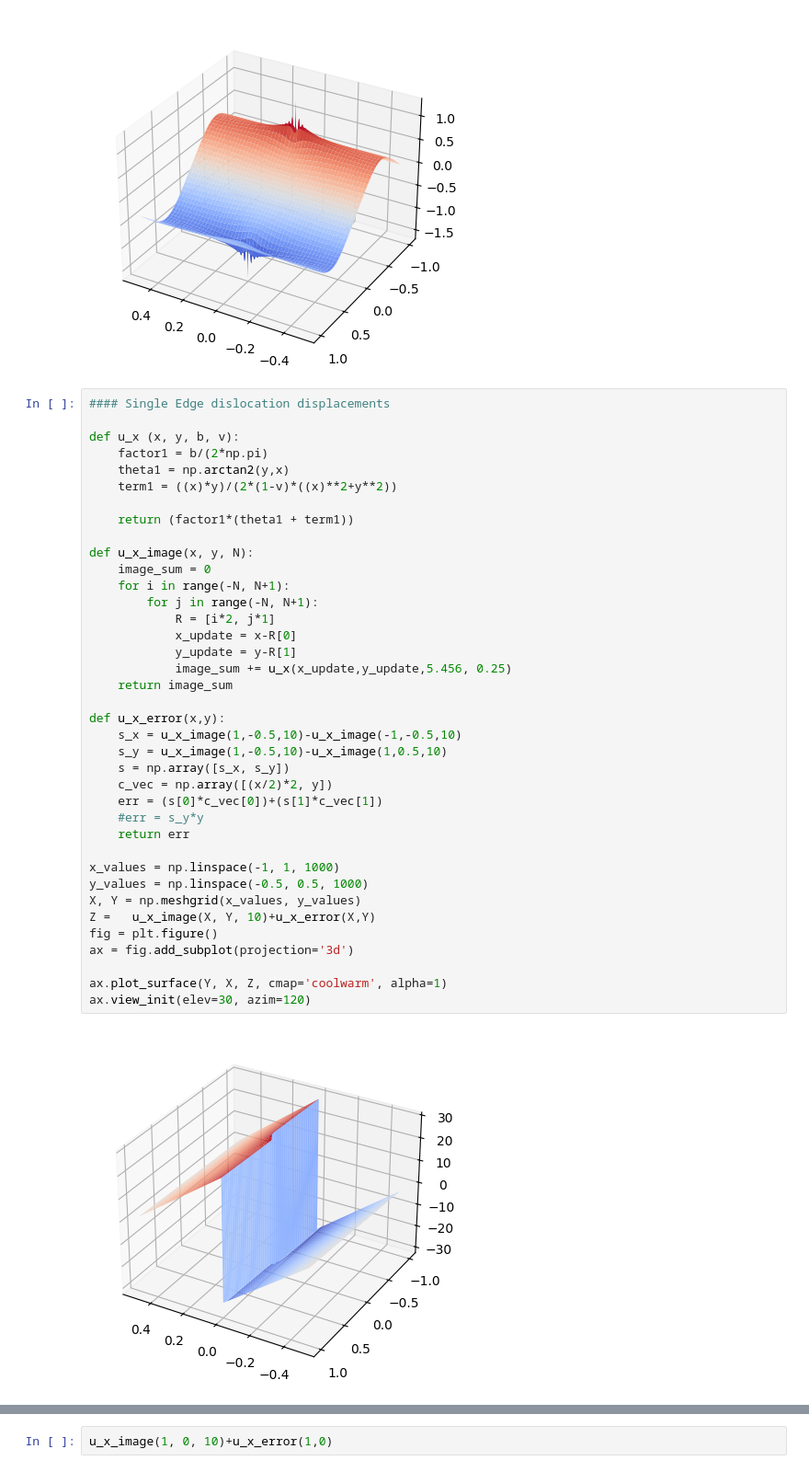
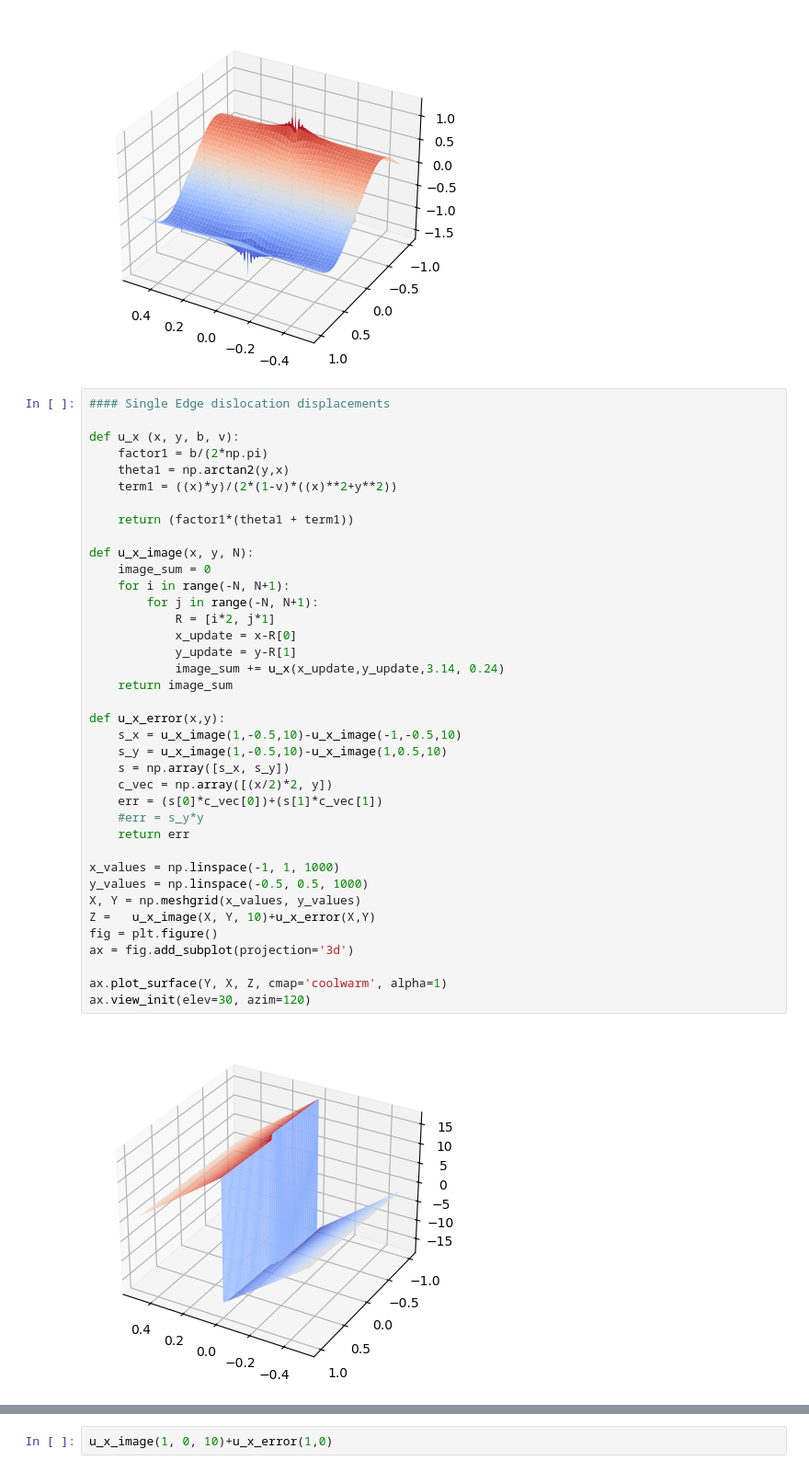
Before and after one commit to imanderson588/DislocationGenerator, a Jupyter notebook: dipoleField.ipynb, the cells around one changed output, grey strips where cells are left out. Shown at 92% size. Drawn from its saved outputs; the diff is of its cells as text.

```diff
--- a/dipoleField.ipynb
+++ b/dipoleField.ipynb
@@ -143,35 +167,35 @@ def u_x (x, y, b, v):
     return (factor1*(theta1 + term1))
 
 def u_x_image(x, y, N):
     image_sum = 0
     for i in range(-N, N+1):
         for j in range(-N, N+1):
             R = [i*2, j*1]
             x_update = x-R[0]
             y_update = y-R[1]
-            image_sum += u_x(x_update,y_update,5.456, 0.25)
+            image_sum += u_x(x_update,y_update,3.14, 0.24)
     return image_sum
 
 def u_x_error(x,y):
     s_x = u_x_image(1,-0.5,10)-u_x_image(-1,-0.5,10)
     s_y = u_x_image(1,-0.5,10)-u_x_image(1,0.5,10)
     s = np.array([s_x, s_y])
     c_vec = np.array([(x/2)*2, y])
     err = (s[0]*c_vec[0])+(s[1]*c_vec[1])
     #err = s_y*y
     return err
 
 x_values = np.linspace(-1, 1, 1000)
 y_values = np.linspace(-0.5, 0.5, 1000)
 X, Y = np.meshgrid(x_values, y_values)
 Z =   u_x_image(X, Y, 10)+u_x_error(X,Y)
 fig = plt.figure()
 ax = fig.add_subplot(projection='3d')
 
 ax.plot_surface(Y, X, Z, cmap='coolwarm', alpha=1)
 ax.view_init(elev=30, azim=120)
 # %% [output]
-[figure, old version]
+[figure, new version]
 # %%
 def u_y (x, y, b, v):
     factor1 = -b/(2*np.pi)
```
Also changed, not shown: parts of 7 cells of this notebook, 4 other files.
